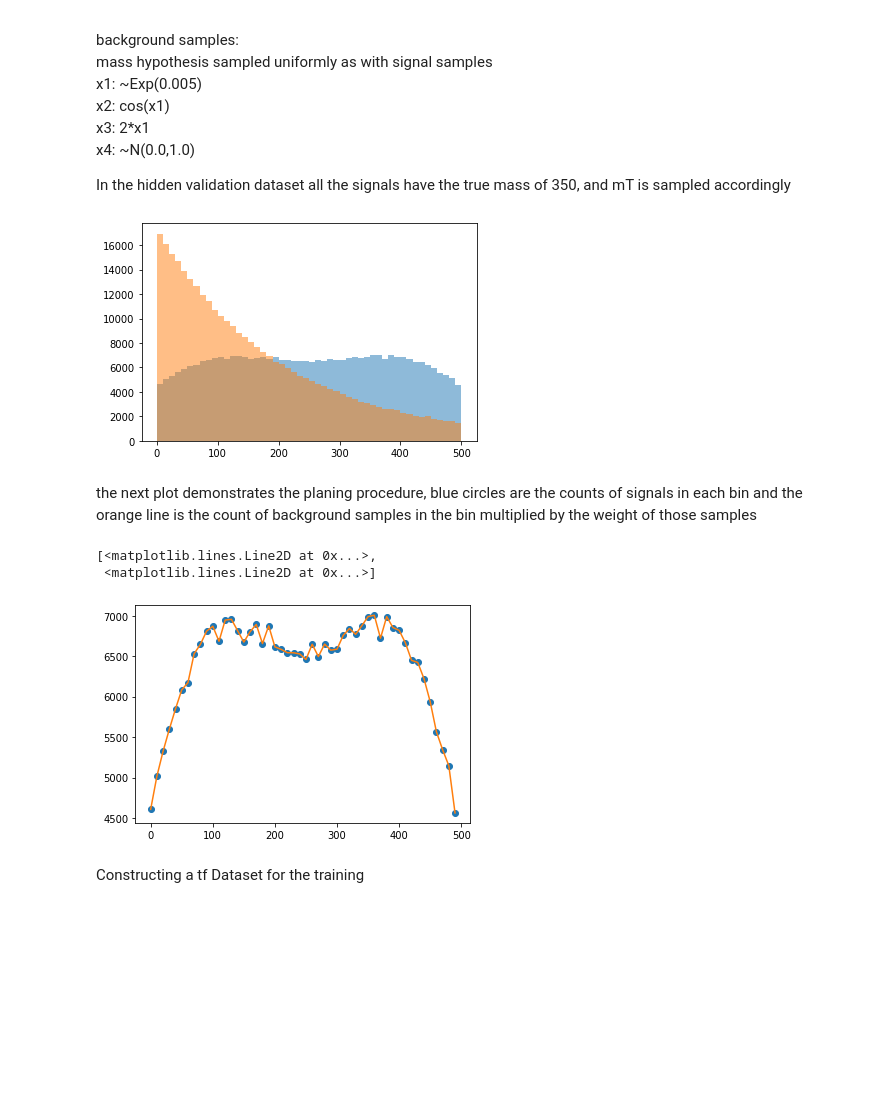
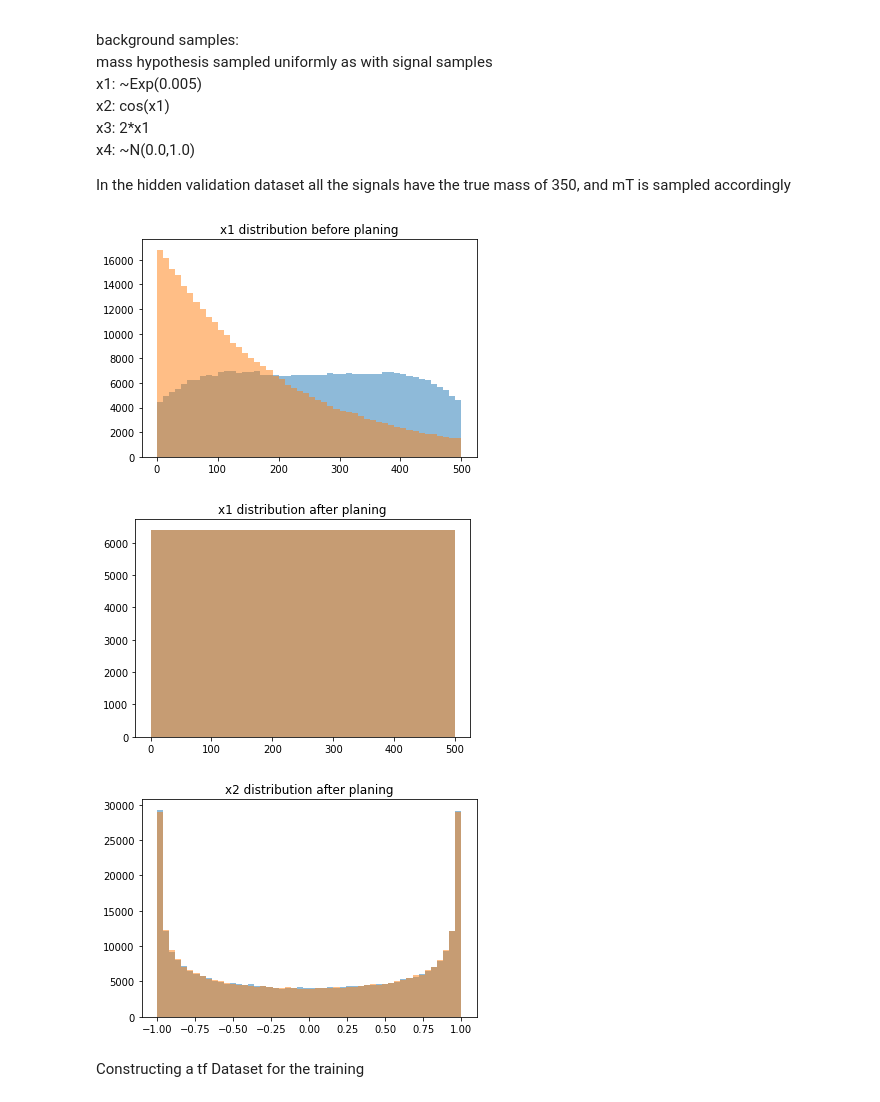
Before and after one commit to aapo-kossi/Decorrelating-PNNs, a Jupyter notebook: Pitfall in decorrelated PNN.ipynb, the cells around one changed output. Drawn from its saved outputs; the diff is of its cells as text; code cells hidden in the pictures; blank space fills up the shorter version.

```diff
--- a/Pitfall in decorrelated PNN.ipynb
+++ b/Pitfall in decorrelated PNN.ipynb
@@ -27,7 +27,7 @@ from sklearn.metrics import roc_curve
 # %% [markdown]
 Function that weights background samples to equalize mT histograms to that of the signal samples
 # %%
-def get_bg_weights(samples, bin_limits, bin_weights):
+def get_planing_weights(samples, bin_limits, bin_weights):
     weights = tf.ones_like(samples)
     for n, lim in enumerate(bin_limits[:-1]):
         weights = tf.where(samples > lim, bin_weights[n], weights)
@@ -75,50 +75,61 @@ while not_passed:
     sg_x1s = tf.where(sg_x1s > 500, sg_x1.sample(), sg_x1s)
     not_passed = tf.math.reduce_max(sg_x1s) > 500
 
-binned_sg_counts,_,_ = plt.hist(sg_x1s.numpy(), bins = 50, alpha=0.5)
-binned_bg_counts,bin_lims,_ = plt.hist(bg_x1s.numpy(), bins = 50, alpha=0.5)
-bin_weights = binned_sg_counts / binned_bg_counts
-bg_weights = get_bg_weights(bg_x1s, bin_lims, bin_weights)
-weights = tf.concat((bg_weights, tf.ones_like(bg_weights)),axis=0)
+n_bins = 50
+binned_sg_counts,sg_bin_lims,_ = plt.hist(sg_x1s.numpy(), bins = n_bins, alpha=0.5)
+binned_bg_counts,bg_bin_lims,_ = plt.hist(bg_x1s.numpy(), bins = n_bins, alpha=0.5)
+plt.title("x1 distribution before planing")
+plt.show()
+bg_bin_weights = bg_x1s.shape[0] / n_bins / binned_bg_counts
+sg_bin_weights = sg_x1s.shape[0] / n_bins / binned_sg_counts
+bg_weights = get_planing_weights(bg_x1s, bg_bin_lims, bg_bin_weights)
+sg_weights = get_planing_weights(sg_x1s, sg_bin_lims, sg_bin_weights)
+weights = tf.concat((bg_weights, sg_weights),axis=0)
 
 x1s = tf.concat((bg_x1s, sg_x1s),axis=0)
 bg_x4s = bg_x4.sample(sample_shape = (320000,))
 sg_x4s = sg_x4.sample(sample_shape = (320000,))
 x4s = tf.concat((bg_x4s, sg_x4s),axis=0)
 x2s = tf.math.cos(x1s)
 x3s = x1s*2
 inputs = tf.transpose(tf.stack((mh,x1s,x2s,x3s,x4s),0))
+
+# visualize effect of planing on x1 and x2 (nonlinear correlation)
+
+plt.hist(x1s.numpy()[:320000], bins = 50, alpha = 0.5, weights = weights[:320000].numpy())
+plt.hist(x1s.numpy()[320000:], bins = 50, alpha = 0.5, weights = weights[320000:].numpy())
+plt.title("x1 distribution after planing")
+plt.show()
+
+plt.hist(x2s.numpy()[:320000], bins = 50, alpha = 0.5, weights = weights[:320000].numpy())
+plt.hist(x2s.numpy()[320000:], bins = 50, alpha = 0.5, weights = weights[320000:].numpy())
+plt.title("x2 distribution after planing")
+plt.show()
 
 
 v_labels = tf.concat((tf.zeros((16000,),tf.float32),tf.ones((16000,),tf.float32)),axis=0)
 bg_x1s = tfp.distributions.Exponential(0.008).sample(sample_shape = (16000,))
 not_passed = tf.math.reduce_max(bg_x1s) > 500
 while not_passed:
     bg_x1s = tf.where(bg_x1s > 500, bg_x1.sample(sample_shape = (16000,)), bg_x1s)
     not_passed = tf.math.reduce_max(bg_x1s) > 500
 sg_x1 = tfp.distributions.TruncatedNormal(350.0,80,0.0,500.0)
 sg_x1s = sg_x1.sample(sample_shape = (16000,))
 not_passed = tf.math.reduce_max(sg_x1s) > 500
 while not_passed:
     sg_x1s = tf.where(sg_x1s > 500, sg_x1.sample(), sg_x1s)
     not_passed = tf.math.reduce_max(sg_x1s) > 500
 x1s = tf.concat((bg_x1s, sg_x1s),axis=0)
 bg_x4s = bg_x4.sample(sample_shape = (16000,))
 sg_x4s = sg_x4.sample(sample_shape = (16000,))
-x4s = tf.concat((bg_x4s, sg_x4s),axis=0)
+val_x4s = tf.concat((bg_x4s, sg_x4s),axis=0)
 x2s = tf.math.cos(x1s)
 x3s = x1s*2
-val_inputs, val_labels = tf.transpose(tf.stack((x1s,x2s,x3s, x4s),0)), v_labels
+val_inputs, val_labels = tf.transpose(tf.stack((x1s,x2s,x3s,val_x4s),0)), v_labels
 # %% [output]
-[figure, old version]
+[figure, new version]
+[figure, added]
+[figure, added]
-# %% [markdown]
-the next plot demonstrates the planing procedure, blue circles are the counts of signals in each bin and the orange line is the count of background samples in the bin multiplied by the weight of those samples
-# %%
-plt.plot(bin_lims[:-1],binned_sg_counts,'o',bin_lims[:-1],binned_bg_counts*bin_weights)
-# %% [output]
-[<matplotlib.lines.Line2D at 0x...>,
- <matplotlib.lines.Line2D at 0x...>]
-[figure, removed]
 # %% [markdown]
 Constructing a tf Dataset for the training
 # %%
```
Also changed, not shown: parts of 25 cells of this notebook.
